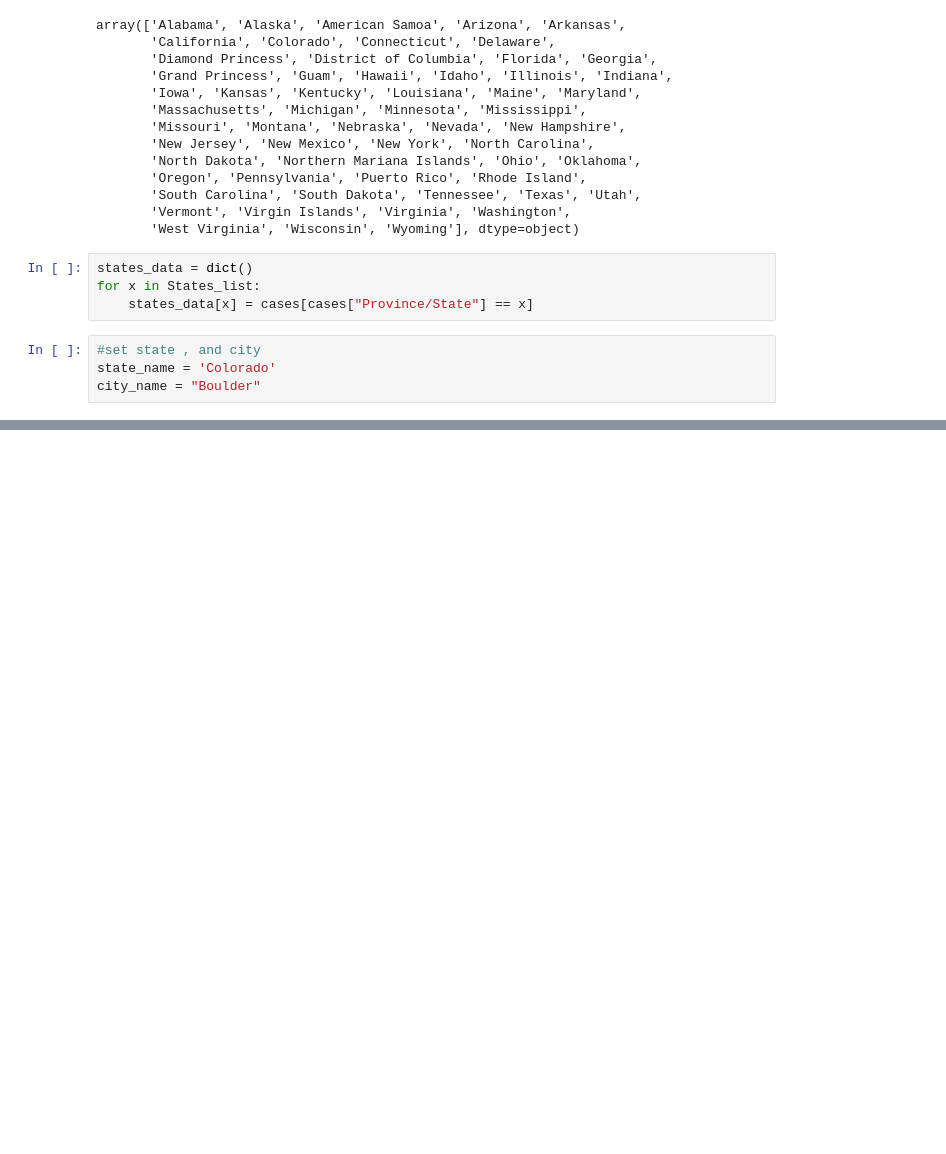
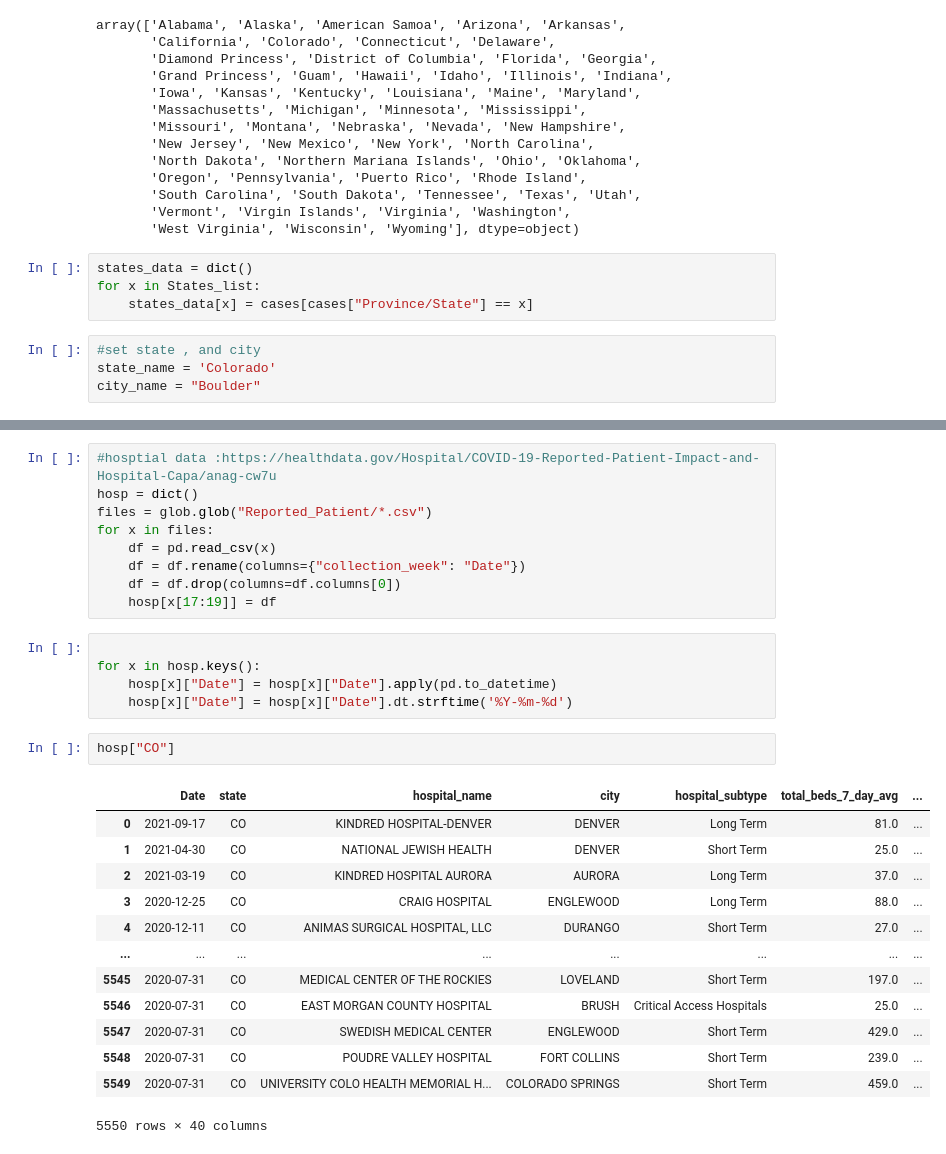
Before and after one commit to wewa2282/4502_data, a Jupyter notebook: Untitled.ipynb, the cells around one changed output, grey strips where cells are left out. Drawn from its saved outputs; the diff is of its cells as text; blank space fills up the shorter version.

```diff
--- a/Untitled.ipynb
+++ b/Untitled.ipynb
@@ -137,0 +154,30 @@ vac
+# %%
+#hosptial data :https://healthdata.gov/Hospital/COVID-19-Reported-Patient-Impact-and-Hospital-Capa/anag-cw7u
+hosp = dict()
+files = glob.glob("Reported_Patient/*.csv")
+for x in files:
+    df = pd.read_csv(x)
+    df = df.rename(columns={"collection_week": "Date"})
+    df = df.drop(columns=df.columns[0])
+    hosp[x[17:19]] = df
+# %%
+
+for x in hosp.keys():
+    hosp[x]["Date"] = hosp[x]["Date"].apply(pd.to_datetime)
+    hosp[x]["Date"] = hosp[x]["Date"].dt.strftime('%Y-%m-%d')
+# %%
+hosp["CO"]
+# %% [output]
+|  | Date | state | hospital_name | city | hospital_subtype | total_beds_7_day_avg | ... |
+| 0 | 2021-09-17 | CO | KINDRED HOSPITAL-DENVER | DENVER | Long Term | 81.0 | ... |
+| 1 | 2021-04-30 | CO | NATIONAL JEWISH HEALTH | DENVER | Short Term | 25.0 | ... |
+| 2 | 2021-03-19 | CO | KINDRED HOSPITAL AURORA | AURORA | Long Term | 37.0 | ... |
+| 3 | 2020-12-25 | CO | CRAIG HOSPITAL | ENGLEWOOD | Long Term | 88.0 | ... |
+| 4 | 2020-12-11 | CO | ANIMAS SURGICAL HOSPITAL, LLC | DURANGO | Short Term | 27.0 | ... |
+| ... | ... | ... | ... | ... | ... | ... | ... |
+| 5545 | 2020-07-31 | CO | MEDICAL CENTER OF THE ROCKIES | LOVELAND | Short Term | 197.0 | ... |
+| 5546 | 2020-07-31 | CO | EAST MORGAN COUNTY HOSPITAL | BRUSH | Critical Access Hospitals | 25.0 | ... |
+| 5547 | 2020-07-31 | CO | SWEDISH MEDICAL CENTER | ENGLEWOOD | Short Term | 429.0 | ... |
+| 5548 | 2020-07-31 | CO | POUDRE VALLEY HOSPITAL | FORT COLLINS | Short Term | 239.0 | ... |
+| 5549 | 2020-07-31 | CO | UNIVERSITY COLO HEALTH MEMORIAL H... | COLORADO SPRINGS | Short Term | 459.0 | ... |
+5550 rows × 40 columns
```
Also changed, not shown: parts of 12 cells of this notebook.
